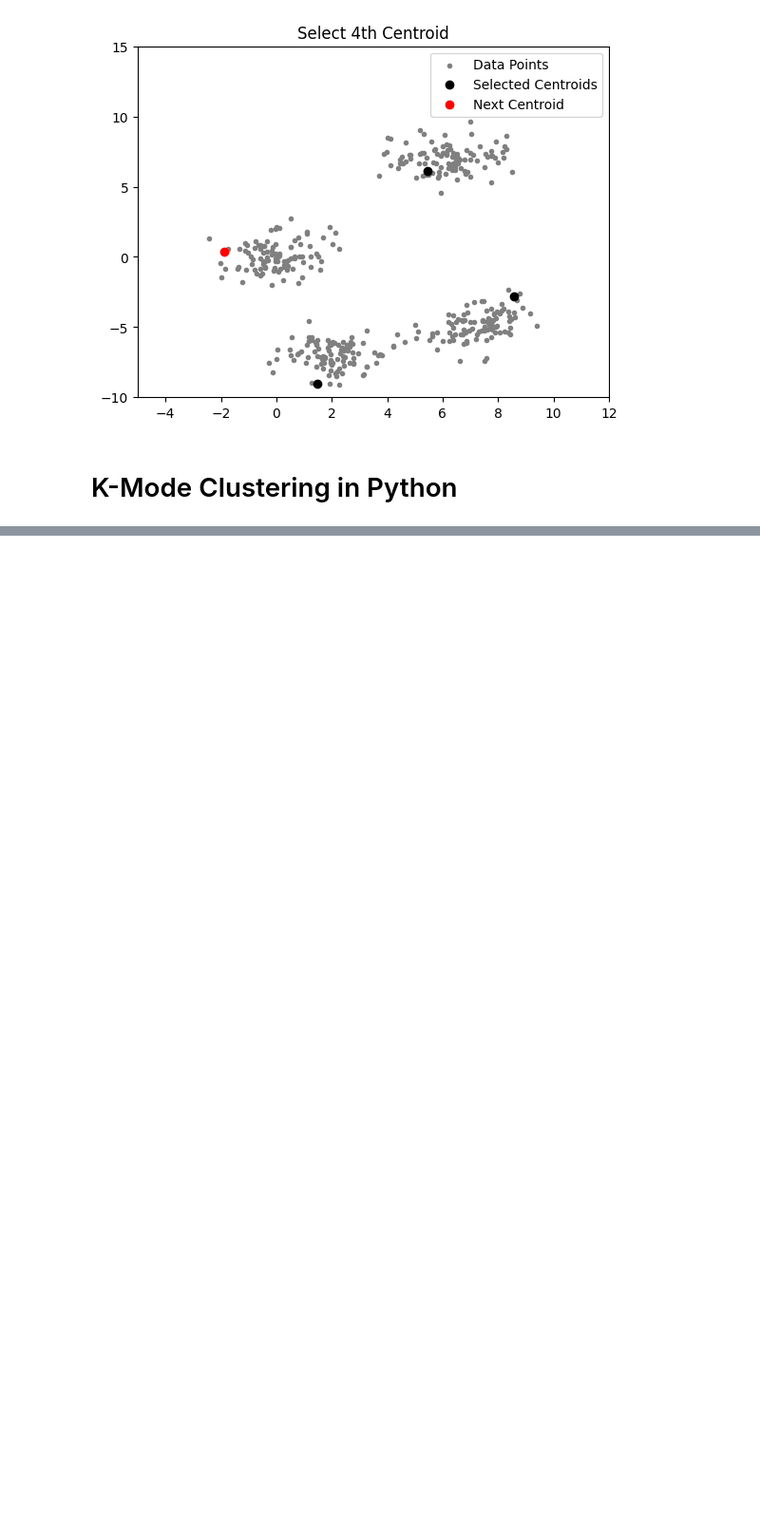
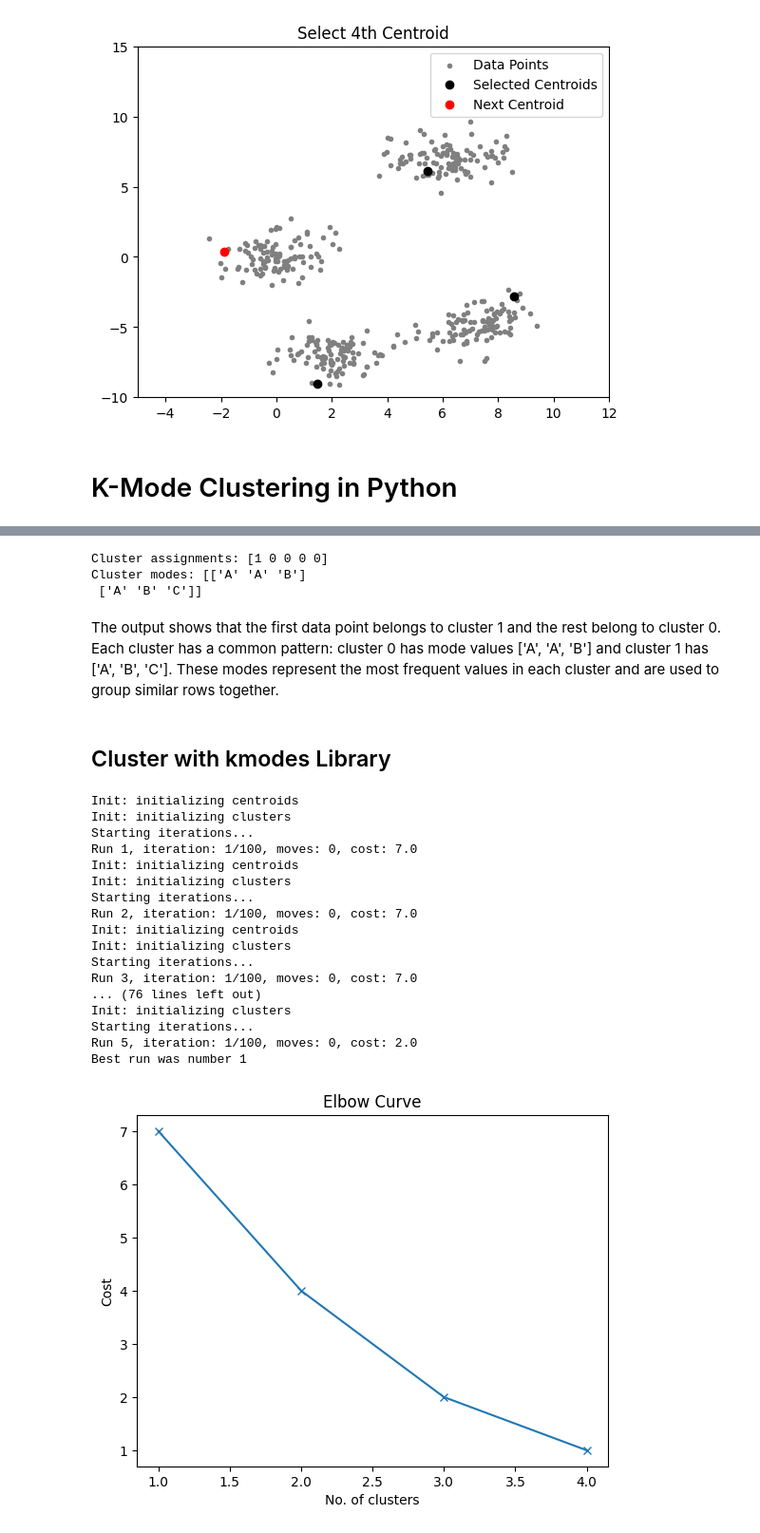
Before and after one commit to itsluckysharma01/Applied-Python-for-AI-ML-DL, a Jupyter notebook: H01_K_means_Clustering_unsupervised.ipynb, the cells around one changed output, grey strips where cells are left out. Shown at 95% size. Saved outputs shown, nothing was run; the diff lists cells and outputs as text; code cells hidden in the pictures; blank space fills up the shorter version.

Commit message:
k mode algo

```diff
--- a/H01_K_means_Clustering_unsupervised.ipynb
+++ b/H01_K_means_Clustering_unsupervised.ipynb
@@ -309,0 +349,9 @@ K-mode clustering is an unsupervised machine-learning used to group categorical
+# %%
+# Step 2: Set Number of Clusters
+
+k= 2
+
+# Step 3: Pick Starting Points (Modes)
+
+np.random.seed(0)
+modes = data[np.random.choice(data.shape[0], k, replace=False)]
@@ -309,0 +372,55 @@ K-mode clustering is an unsupervised machine-learning used to group categorical
+# %%
+# Step 6: View Final Results
+
+print("Cluster assignments:", clusters)
+print("Cluster modes:", modes)
+# %% [output]
+Cluster assignments: [1 0 0 0 0]
+Cluster modes: [['A' 'A' 'B']
+ ['A' 'B' 'C']]
+# %% [markdown]
+The output shows that the first data point belongs to cluster 1 and the rest belong to cluster 0. Each cluster has a common pattern: cluster 0 has mode values ['A', 'A', 'B'] and cluster 1 has ['A', 'B', 'C']. These modes represent the most frequent values in each cluster and are used to group similar rows together.
+# %% [markdown]
+## Cluster with kmodes Library
+# %%
+# Optimal number of clusters in the K-Mode algorithm
+# Elbow method is used to find the optimal number of clusters
+
+import pandas as pd
+import numpy as np
+# !pip install kmodes
+from kmodes.kmodes import KModes
+import matplotlib.pyplot as plt
+%matplotlib inline
+
+cost = []
+K = range(1,5)
+for k in list(K):
+    kmode = KModes(n_clusters=k, init = "random", n_init = 5, verbose=1)
+    kmode.fit_predict(data)
+    cost.append(kmode.cost_)
+
+plt.plot(K, cost, 'x-')
+plt.xlabel('No. of clusters')
+plt.ylabel('Cost')
+plt.title('Elbow Curve')
+plt.show()
+# %% [output]
+Init: initializing centroids
+Init: initializing clusters
+Starting iterations...
+Run 1, iteration: 1/100, moves: 0, cost: 7.0
+Init: initializing centroids
+Init: initializing clusters
+Starting iterations...
+Run 2, iteration: 1/100, moves: 0, cost: 7.0
+Init: initializing centroids
+Init: initializing clusters
+Starting iterations...
+Run 3, iteration: 1/100, moves: 0, cost: 7.0
+... (76 lines left out)
+Init: initializing clusters
+Starting iterations...
+Run 5, iteration: 1/100, moves: 0, cost: 2.0
+Best run was number 1
+[figure, added]
```
Also changed, not shown: parts of 5 cells of this notebook.
